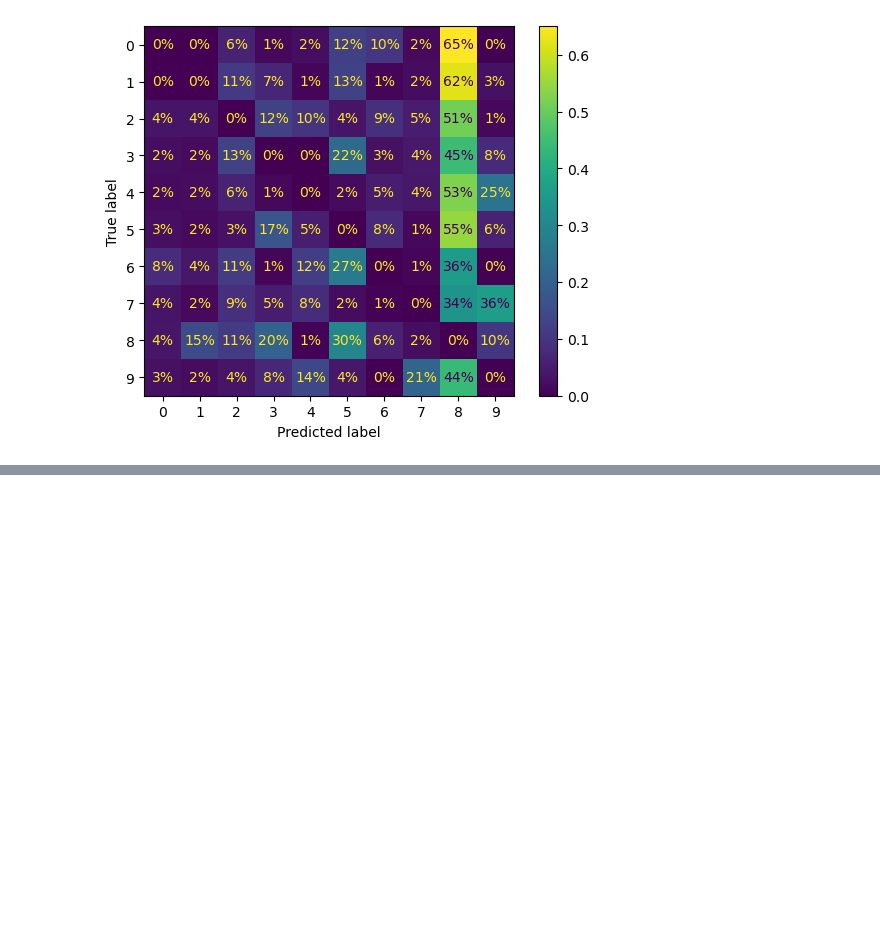
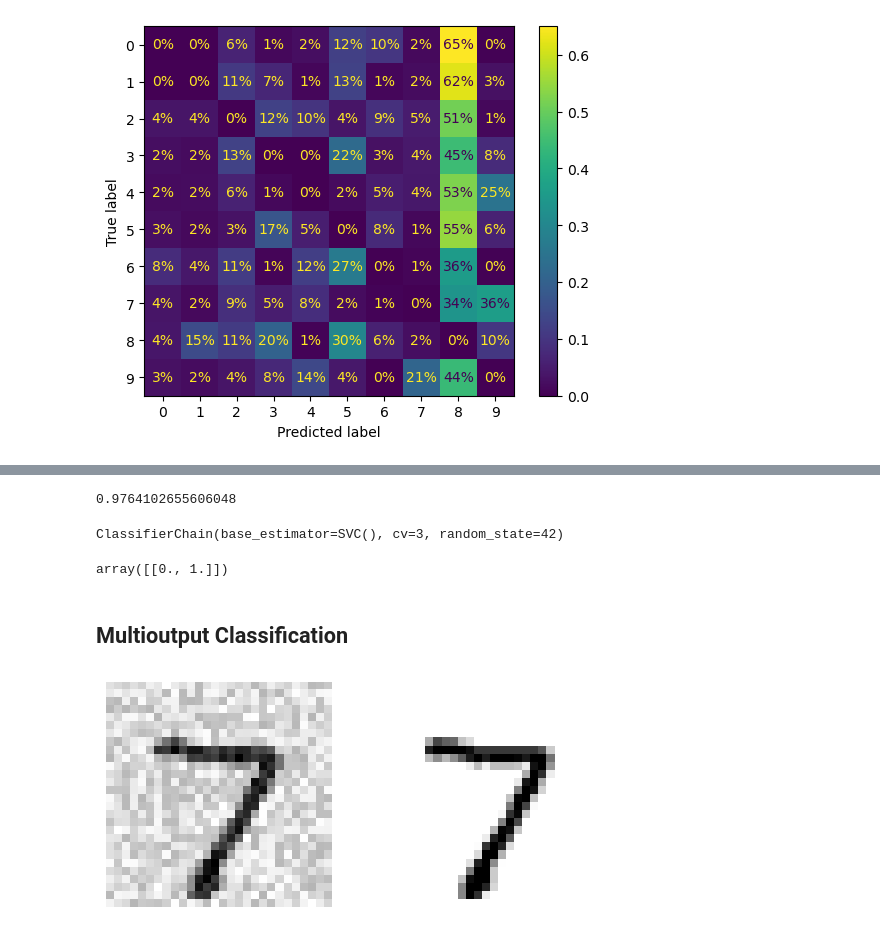
Before and after one commit to ChetanAnilMore/100-Days-of-ML, a Jupyter notebook: Chapter 3 - Classification.ipynb, the cells around one changed output, grey strips where cells are left out. Saved outputs shown, nothing was run; the diff lists cells and outputs as text; code cells hidden in the pictures; blank space fills up the shorter version.

Commit message:
Added Multilabel classification and Multioutput Classification sections.

```diff
--- a/Chapter 3 - Classification.ipynb
+++ b/Chapter 3 - Classification.ipynb
@@ -366,0 +389,38 @@ ConfusionMatrixDisplay.from_predictions(y_train, y_train_pred, sample_weight=sam
+# %%
+y_train_knn_pred = cross_val_predict(knn_clf, X_train, y_multilabel, cv=3)
+f1_score(y_multilabel, y_train_knn_pred, average="macro")
+# %% [output]
+0.9764102655606048
+# %%
+# You can use non-multilabel classifier for this purpose. But some problems can arrive. Like large number (7, 8 or 9) has twice probability of
+# being odd. But that model will not know that. so we can use chain of these. First train the large model then feed the input and output of large model
+# to odd model for prediction. You can do it using ClassifierChain directly.
+from sklearn.multioutput import ClassifierChain
+
+chain_clf = ClassifierChain(SVC(), cv=3, random_state=42)
+chain_clf.fit(X_train[:2000], y_multilabel[:2000])
+# %% [output]
+ClassifierChain(base_estimator=SVC(), cv=3, random_state=42)
+# %%
+chain_clf.predict([some_digit])
+# %% [output]
+array([[0., 1.]])
+# %% [markdown]
+## Multioutput Classification
+# %%
+# It is generaliztion of multilabel classification.
+
+rng = np.random.default_rng(seed=42)
+noise_train = rng.integers(0,100, (len(X_train), 784))
+X_train_mod = X_train + noise_train
+noise_test = rng.integers(0, 100, (len(X_test), 784))
+X_test_mod = X_test + noise_test
+y_train_mod = X_train
+y_test_mod = X_test
+# %%
+plt.subplot(121); plot_digit(X_test_mod[0])
+plt.subplot(122); plot_digit(y_test_mod[0])
+
+plt.show()
+# %% [output]
+[figure, added]
```
Also changed, not shown: parts of 4 cells of this notebook.
